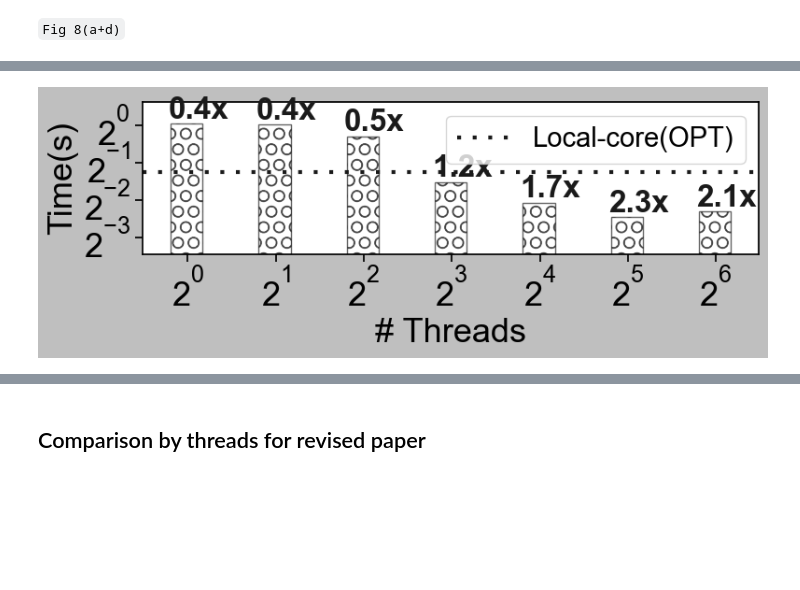
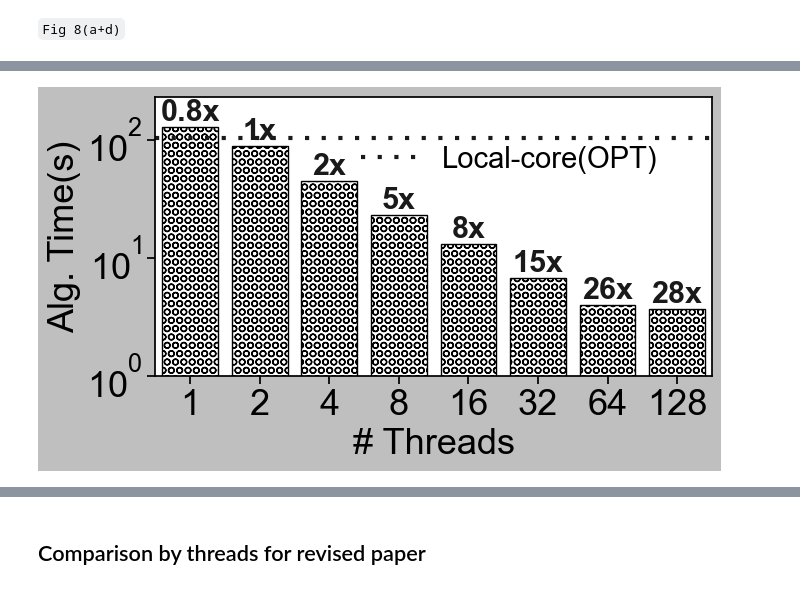
Before and after one commit to toggled/vldbsubmission, a Jupyter notebook: notebooks/plots(woInit).ipynb, the cells around one changed output, grey strips where cells are left out. Saved outputs shown, nothing was run; the diff lists cells and outputs as text; code cells hidden in the pictures; blank space fills up the shorter version.

```diff
--- a/notebooks/plots(woInit).ipynb
+++ b/notebooks/plots(woInit).ipynb
@@ -1466,9 +1080,9 @@ good_name_algo = {
 # %%
 df1 = pd.read_csv(output_folder+"results.csv", header = None)
 df1.columns = ['algo', 'dataset', 'execution time','init time', "num_threads", "total iteration"]
-df2 = pd.read_csv(parallel_outfolder+"results.csv", header = None)
+df2 = pd.read_csv(parallel_outfolder+"inresults.csv", header = None)
 df2.columns = ['algo', 'dataset', 'execution time', 'init time', "num_threads", "total iteration"]
 df = pd.concat([df1,df2])
-df3 = pd.read_csv('../par_src/withoutompdyn/results.csv', header = None)
-df3.columns = ['algo', 'dataset', 'execution time', 'init time', "num_threads", "total iteration"]
-df.head()
+# df3 = pd.read_csv(parallel_outfolder+"inresults.csv", header = None)
+# df3.columns = ['algo', 'dataset', 'execution time', 'init time', "num_threads", "total iteration"]
+# df.tail(10)
@@ -1482,12 +1089,21 @@ df.head()
 # %%
-from matplotlib import pyplot as plt
-from matplotlib.ticker import MaxNLocator
+# from matplotlib import pyplot as plt
+# # from matplotlib.ticker import MaxNLocator
 # import seaborn as sns
-sns.set(rc={'figure.figsize':(8,3)})
+# sns.set(rc={'figure.figsize':(8,4)})
+# sns.set_style("dark", {'axes.grid' : False})
+# # sns.set_style("ticks")
+# plt.style.use('grayscale')
+
+import matplotlib.pyplot as plt
+# from matplotlib.ticker import MaxNLocator
+import seaborn as sns
+import itertools
+sns.set(rc={'figure.figsize':(7,4)})
+sns.set_style("dark", {'axes.grid' : False})
 sns.set_style("ticks")
 plt.style.use('grayscale')
-
-save = False
+save = True
 
 include_algos = ['LocalP(B+CSR)2']
 reference_algs = ['Local-core-OPTIV'] # Reference against.
@@ -1497,7 +1113,7 @@ group_list = ['dataset']
 # include_datasets = ['pref','congress','dblp','gowalla','weeplaces']
 # include_datasets = ['bin_2','bin_5','contact','enron', 'congress']
 # include_datasets = ['congress','dblp', 'aminer', 'gowalla','pref']
-include_datasets = ['pref','congress','dblp', 'aminer']
+include_datasets = ['dblp', 'aminer', 'pref', 'congress']
 # include_datasets = ['gowalla']
 # columns = ['execution time']
 
@@ -1513,7 +1129,7 @@ y_axis = 'execution time'
 graph = None
 df4 = tmp[tmp['algo'].isin(reference_algs)].copy()
 df4 = df4.replace({"dataset": good_name_dataset})
-thread_lim = 7
+thread_lim = 8
 for dp in include_datasets:
     print(dp)
     for i,alg in enumerate(reference_algs):
@@ -1525,44 +1141,72 @@ for dp in include_datasets:
         if len(working_df2)==0:
             continue
         # print(working_df2)
+        # print(working_df2)
         # print(working_df2.groupby(['num_threads'])['execution time'].mean())
         # _min = working_df[y_axis].min()
         # donotdrawline = working_df[y_axis].max() <= 20*_min
         # working_df[y_axis] = working_df[y_axis].apply(lambda x: [x, 20*_min][x > 20*_min] )
-        # graph = sns.barplot(x='num_threads', y=y_axis, hue='algo', data=working_df2, palette='colorblind')
+        ax = sns.barplot(x='num_threads', y=y_axis, data=working_df2, color='k')
         # graph = sns.scatterplot(x='num_threads', y=y_axis, hue='algo', data=working_df2, palette='colorblind')
         # sns.lineplot(x='num_threads', y=y_axis, hue='algo', data=working_df2, palette='colorblind', marker = markers[i], label = alg)
         # plt.plot(working_df2['num_threads'][:thread_lim], working_df2[y_axis][:thread_lim],marker = markers[i], label = good_name_algo[alg],color = 'k')
-        ax = plt.bar(x = working_df2['num_threads'][:thread_lim], height = working_df2[y_axis][:thread_lim], width = working_df2['num_threads'][:thread_lim]/4, alpha = 0.6)
+        labs = []
         for i,v in enumerate(working_df2['num_threads'][:thread_lim]):
-            speedup = "{:.1f}x".format(ref_mean/ working_df2[y_axis][:thread_lim].values[i])
+            sp = ref_mean/ working_df2[y_axis][:thread_lim].values[i]
+            if sp<1:
+                speedup = "{:.1f}x".format(sp)
+            else:
+                speedup = "{:.0f}x".format(sp)
+            labs.append(speedup)
             # print(working_df2[y_axis][:thread_lim].values[i], speedup)
-            plt.text(v-working_df2['num_threads'][:thread_lim].values[i]/7, working_df2[y_axis][:thread_lim].values[i]*1.1,str(speedup) , \
-                     color='k', fontweight='bold',fontsize = fontsize-4)
+            # plt.text(v-working_df2['num_threads'][:thread_lim].values[i], working_df2[y_axis][:thread_lim].values[i]*1.1,str(speedup) , \
+            #          color='k', fontweight='bold',fontsize = fontsize-6)
+            # plt.text(v, working_df2[y_axis][:thread_lim].values[i], str(speedup) , color='k', fontweight='bold',fontsize = fontsize-6)
+            # ax.text(v, working_df2[y_axis][:thread_lim].values[i], speedup, color='black', ha="center")
+        ax.bar_label(ax.containers[0],labels = labs,color='k',fontsize=fontsize-6, fontweight='bold')
+            # print(v, working_df2[y_axis][:thread_lim].values[i])
         for i,thisbar in enumerate(ax.patches):
             thisbar.set_hatch(hatch_dict['LocalP(B+CSR)2'])
             thisbar.set_facecolor('w')
 
-        # plt.xticks(working_df2['num_threads'])
-        # print(working_df2['num_threads'].values)
-        # if i==0:
-        # print(working_df2[y_axis])
-        # print(working_df2['num_threads'])
+
+        # plt.bar(x = working_df2['num_threads'][:thread_lim], height = working_df2[y_axis][:thread_lim], width = working_df2['num_threads'][:thread_lim]/4, alpha = 0.6)
+        # ax = plt.gca()
+        # ax.get_yaxis().set_tick_params(which='minor', size=0)
+        # ax.get_yaxis().set_tick_params(which='minor', width=0)
+        # ax.set_yticks([10**(-1), 10**(0), 10**1,10**2])
+        # for i,v in enumerate(working_df2['num_threads'][:thread_lim]):
+        #     sp = ref_mean/ working_df2[y_axis][:thread_lim].values[i]
+        #     if sp<1:
+        #         speedup = "{:.1f}x".format(sp)
+        #     else:
+        #         speedup = "{:.0f}x".format(sp)
+        #     # print(working_df2[y_axis][:thread_lim].values[i], speedup)
+        #     plt.text(v-working_df2['num_threads'][:thread_lim].values[i]/5, working_df2[y_axis][:thread_lim].values[i]*1.1,str(speedup) , \
+        #              color='k', fontweight='bold',fontsize = fontsize-6)
+        # for i,thisbar in enumerate(ax.patches):
+        #     thisbar.set_hatch(hatch_dict['LocalP(B+CSR)2'])
+        #     thisbar.set_facecolor('w')
+
+
         plt.axhline(ref_mean,color = 'k',linestyle = '--',dashes=(1, 3), label = good_name_algo[alg],linewidth = 3)
         plt.xlabel('# Threads', fontsize=fontsize-2)
         # plt.ylabel("Speedup", fontsize=fontsize)
-        plt.ylabel('Time(s)', fontsize=fontsize-2)
-        plt.yscale("log",base = 2)
-        plt.xscale("log", base=2)
+        plt.ylabel('Alg. Time(s)', fontsize=fontsize-2)
         plt.xticks(fontsize=fontsize-2)
-        plt.yticks(fontsize=fontsize-2)
+        plt.yticks( fontsize=fontsize-2)
+        plt.yscale("log", base = 10)
+        # plt.xscale("log", base = 2)
         # plt.title(dp)
-    plt.legend(loc = 'upper right', fontsize=labelsize+1)
-    # if dp!='pref':
-    plt.ylim(np.min(working_df2[y_axis][:thread_lim].values)/2, np.max(working_df2[y_axis][:thread_lim].values)*1.5)
-    # else:
-    #     plt.ylim(32, np.max(working_df2[y_axis][:thread_lim].values)*1.5)
 
+    plt.legend(loc = 'upper right', fontsize=labelsize+1, frameon = False, framealpha = 1, fancybox = False,bbox_to_anchor = (0.95,0.92))
+    plt.ylim(np.min(working_df2[y_axis][:thread_lim].values)/2, np.max(working_df2[y_axis][:thread_lim].values)*1.8)
+    ax.get_yaxis().set_tick_params(which='minor', size=0)
+    ax.get_yaxis().set_tick_params(which='minor', width=0)
+    if dp=='dblp':
+        ax.set_yticks([10**(0), 10**1,10**2])
+    if dp=='aminer':
+        ax.set_yticks([10**1, 10**2,10**3])
     plt.tight_layout()
     filename = "parallel_time_"+dp
     if(save):
@@ -1611 +1254 @@ parallel_time_pref3U
-[figure, old version]
+[figure, new version]
```
Also changed, not shown: parts of 25 cells of this notebook, 25 other files.
